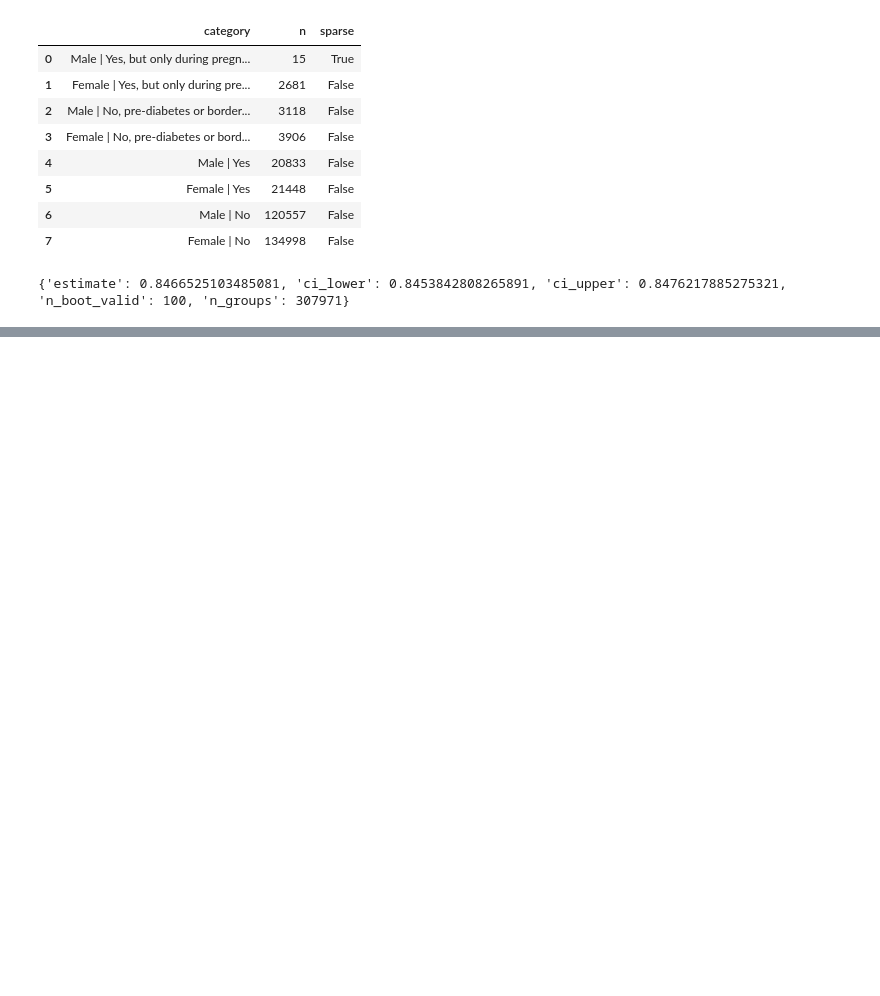
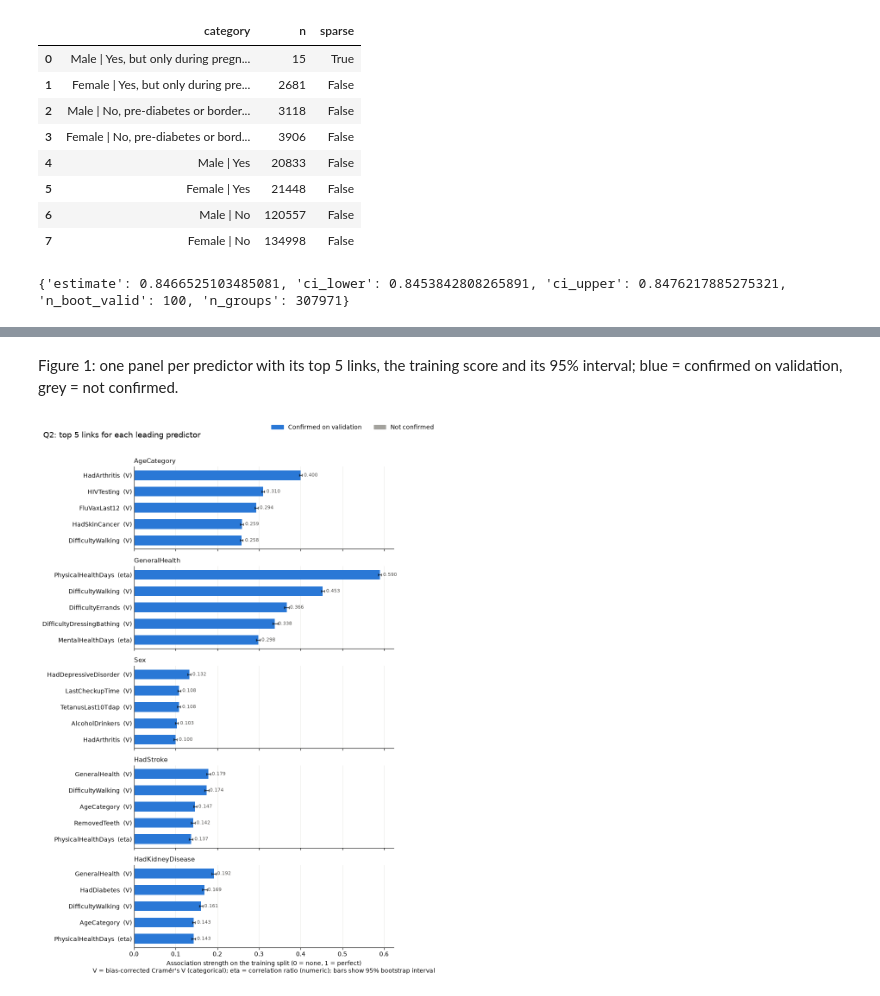
Before and after one commit to aakhalil21/DSAI5101-Project, a Jupyter notebook: notebooks/05_associated_factors.ipynb, the cells around one changed output, grey strips where cells are left out. Saved outputs shown, nothing was run; the diff lists cells and outputs as text; code cells hidden in the pictures; blank space fills up the shorter version.

```diff
--- a/notebooks/05_associated_factors.ipynb
+++ b/notebooks/05_associated_factors.ipynb
@@ -123,0 +647,8 @@ assert bmi_weight_boot["ci_lower"] <= bmi_weight["estimate"] <= bmi_weight_boot[
+# %%
+confirmed_links = top.loc[top["confirmed"]]
+profiles = pd.concat([profile(train, r.predictor, r.candidate) for r in confirmed_links.itertuples()],
+                     ignore_index=True)
+profiles = profiles[["predictor", "candidate", "predictor_level", "candidate_level_or_stat", "value", "n"]]
+profiles["n"] = profiles["n"].astype(int)
+profiles.to_csv(Q2_DIR / "q2_link_profiles.csv", index=False)
+print(len(confirmed_links), "links,", len(profiles), "rows ->", Q2_DIR / "q2_link_profiles.csv")
@@ -123,0 +659,10 @@ assert bmi_weight_boot["ci_lower"] <= bmi_weight["estimate"] <= bmi_weight_boot[
+# %%
+for predictor in LEADING:
+    block = profiles.loc[profiles["predictor"] == predictor]
+    if block.empty:
+        continue
+    wide = block.pivot_table(index=["candidate", "candidate_level_or_stat"], columns="predictor_level",
+                             values="value", sort=False)[LEVEL_ORDER[predictor]]
+    print(f"\n=== {predictor} (n per level: "
+          f"{block.groupby('predictor_level')['n'].first().reindex(LEVEL_ORDER[predictor]).to_dict()}) ===")
+    print(wide.round(1).to_string())
@@ -123,0 +687,32 @@ assert bmi_weight_boot["ci_lower"] <= bmi_weight["estimate"] <= bmi_weight_boot[
+# %% [markdown]
+Figure 1: one panel per predictor with its top 5 links, the training score and its 95% interval; blue = confirmed on validation, grey = not confirmed.
+# %%
+BLUE, GREY, INK, MUTED = "#2a78d6", "#a3a29d", "#0b0b0b", "#52514e"
+MEASURE_NAME = {"V": "V", "eta": "eta"}
+
+fig, axes = plt.subplots(5, 1, figsize=(8.5, 13), sharex=True)
+for ax, predictor in zip(axes, LEADING):
+    links = top.loc[top["predictor"] == predictor].sort_values("score_train")
+    y = np.arange(len(links))
+    colours = [BLUE if ok else GREY for ok in links["confirmed"]]
+    err = [links["score_train"] - links["ci_low_train"], links["ci_high_train"] - links["score_train"]]
+    ax.barh(y, links["score_train"], color=colours, height=0.6)
+    ax.errorbar(links["score_train"], y, xerr=np.clip(err, 0, None), fmt="none", ecolor=INK, elinewidth=1, capsize=2)
+    ax.set_yticks(y, [f"{c}  ({MEASURE_NAME[m]})" for c, m in zip(links["candidate"], links["measure"])])
+    for yi, score in zip(y, links["score_train"]):
+        ax.text(score + 0.008, yi, f"{score:.3f}", va="center", fontsize=8, color=MUTED)
+    ax.set_title(predictor, loc="left", fontsize=11, color=INK)
+    ax.spines[["top", "right"]].set_visible(False)
+    ax.tick_params(axis="y", length=0)
+    ax.grid(axis="x", color="#e6e5e0", linewidth=0.6)
+    ax.set_axisbelow(True)
+axes[-1].set_xlabel("Association strength on the training split (0 = none, 1 = perfect)\n"
+                    "V = bias-corrected Cramér's V (categorical); eta = correlation ratio (numeric); bars show 95% bootstrap interval")
+handles = [plt.Rectangle((0, 0), 1, 1, color=BLUE), plt.Rectangle((0, 0), 1, 1, color=GREY)]
+fig.legend(handles, ["Confirmed on validation", "Not confirmed"], loc="upper right", frameon=False, ncol=2)
+fig.suptitle("Q2: top 5 links for each leading predictor", x=0.02, ha="left", fontsize=13)
+fig.tight_layout(rect=(0, 0, 1, 0.97))
+fig.savefig(FIG_DIR / "q01_top_links.png", dpi=150, bbox_inches="tight")
+plt.show()
+# %% [output]
+[figure, added]
```
Also changed, not shown: parts of 73 cells of this notebook, 7 other files.
